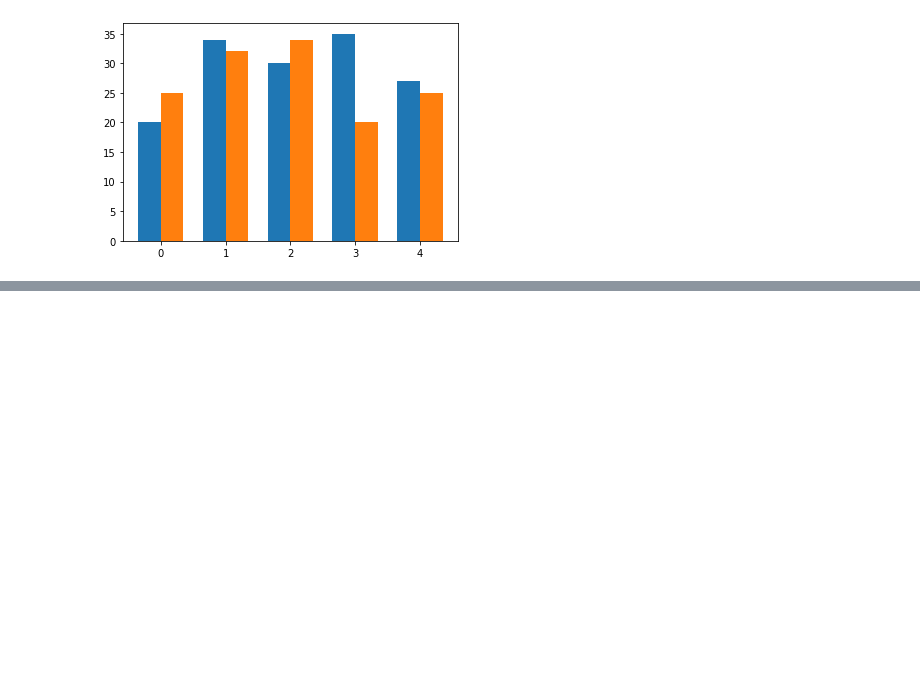
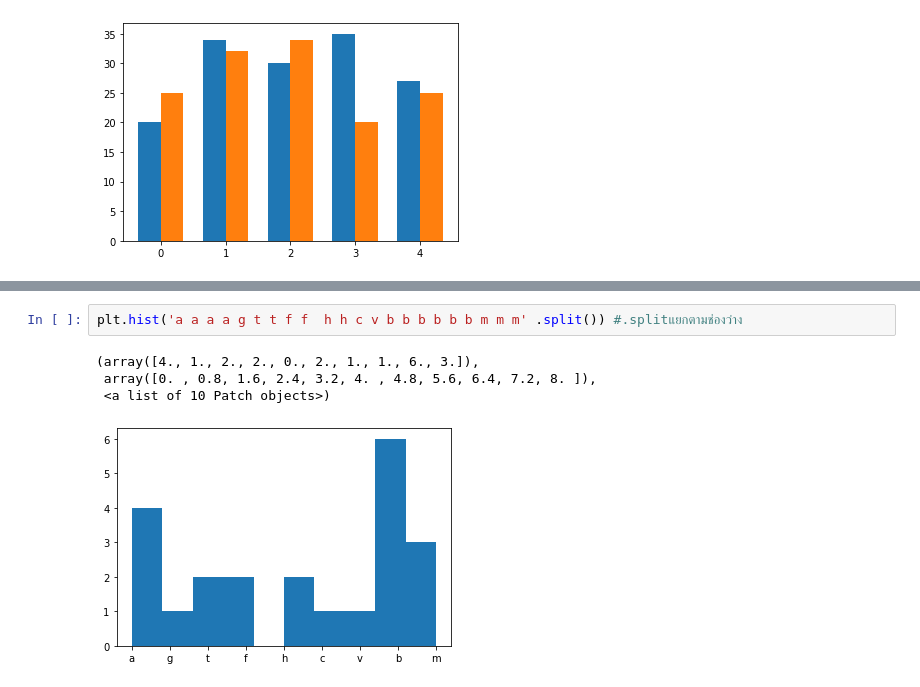
Before and after one commit to watcharapornn/KKU_data_mining, a Jupyter notebook: Data102.ipynb, the cells around one changed output, grey strips where cells are left out. Cells and saved outputs as stored; diff of their text form; blank space fills up the shorter version.

```diff
--- a/Data102.ipynb
+++ b/Data102.ipynb
@@ -356,0 +372,7 @@ plt.bar(x + width/2, women_means, width, label='Women')
+# %%
+plt.hist('a a a a g t t f f  h h c v b b b b b b m m m' .split()) #.splitแยกตามช่องว่าง
+# %% [output]
+(array([4., 1., 2., 2., 0., 2., 1., 1., 6., 3.]),
+ array([0. , 0.8, 1.6, 2.4, 3.2, 4. , 4.8, 5.6, 6.4, 7.2, 8. ]),
+ <a list of 10 Patch objects>)
+[figure, added]
```
Also changed, not shown: parts of 5 cells of this notebook.
